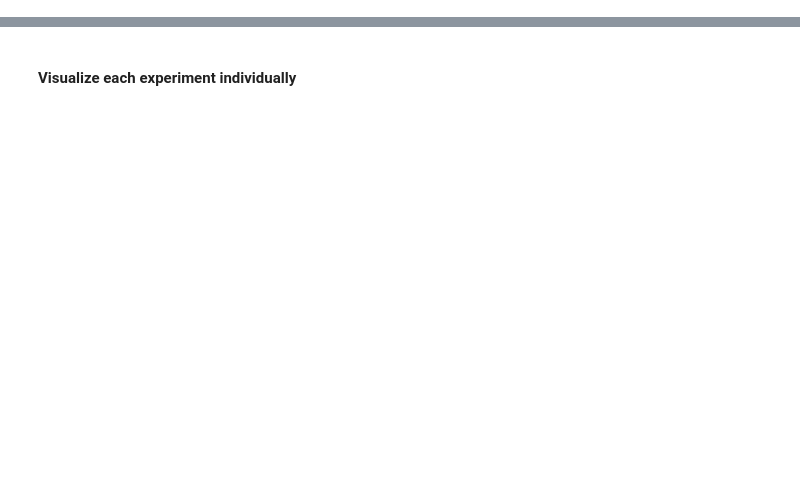
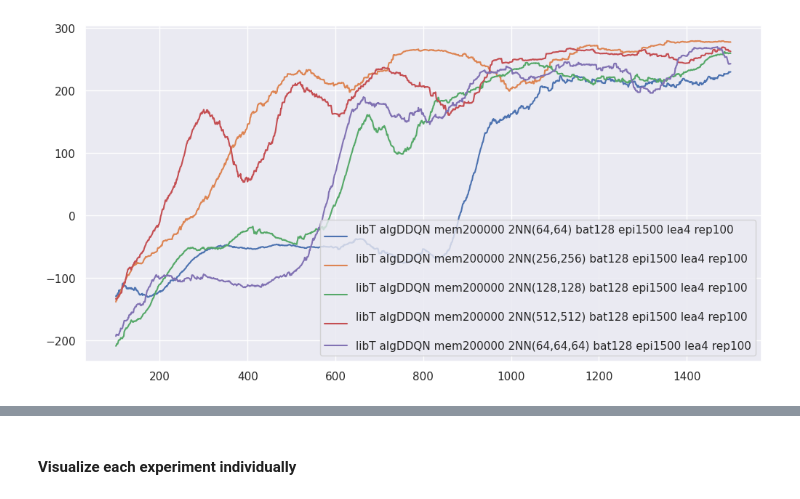
Before and after one commit to andrejlukic/lunar-lander-ddqn, a Jupyter notebook: visual_comparison.ipynb, the cells around one changed output, grey strips where cells are left out. Cells and saved outputs as stored; diff of their text form; code cells hidden in the pictures; blank space fills up the shorter version.

```diff
--- a/visual_comparison.ipynb
+++ b/visual_comparison.ipynb
@@ -55,0 +60,7 @@ plt.show()
+# %%
+# Comparing different shapes of neural networks all else being same
+# Increasing the layer width (blue < green < orange < red)
+# Increasing the network depth (violet)
+plot_comparison(['m1','m3','m4','m6','m7',])
+# %% [output]
+[figure, added]
```
Also changed, not shown: parts of 5 cells of this notebook, 6 other files.
